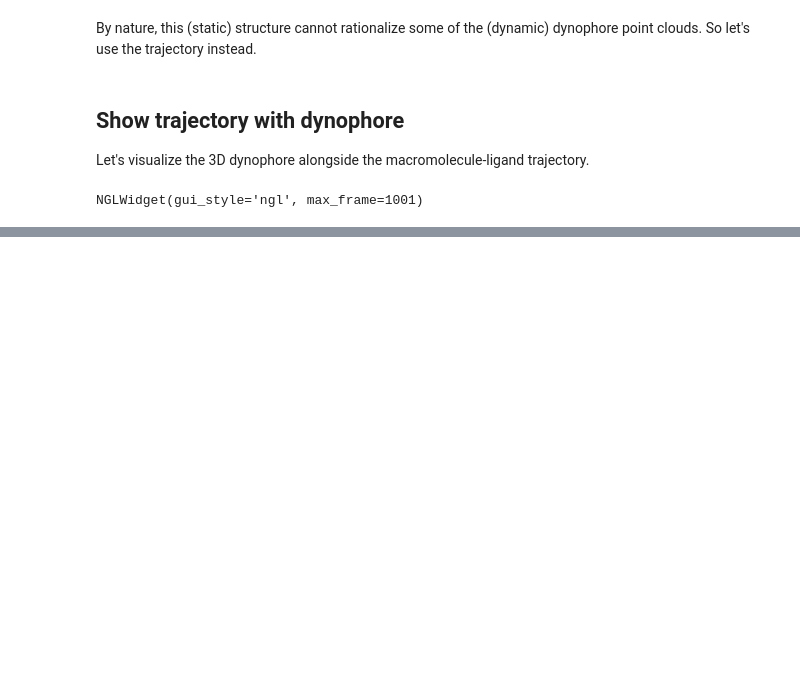
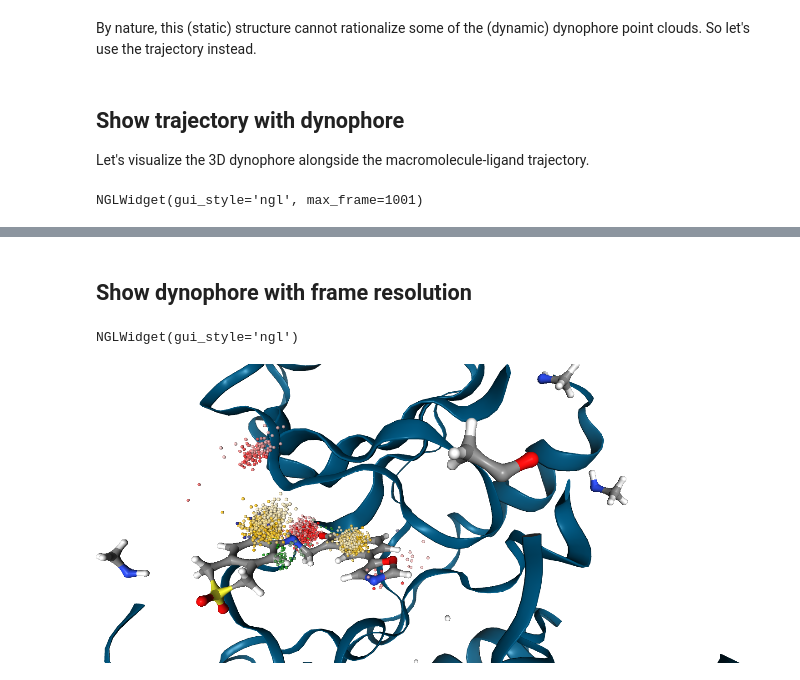
Before and after one commit to wolberlab/dynophores, a Jupyter notebook: docs/tutorials/explore_view3d.ipynb, the cells around one changed output, grey strips where cells are left out. Saved outputs shown, nothing was run; the diff lists cells and outputs as text; code cells hidden in the pictures; blank space fills up the shorter version.

Commit message:
Add frame-resolved cloud to 3D tutorial

```diff
--- a/docs/tutorials/explore_view3d.ipynb
+++ b/docs/tutorials/explore_view3d.ipynb
@@ -71,0 +72,7 @@ view._display_image()
+# %% [markdown]
+## Show dynophore with frame resolution
+# %%
+view = view3d.show(dynophore, pdb_path, visualization_type="spheres", cloud_by_frame=True)
+view.display(gui=True, style="ngl")
+# %% [output]
+NGLWidget(gui_style='ngl')
@@ -71,0 +81,4 @@ view._display_image()
+# %%
+view._display_image()
+# %% [output]
+[figure, added]
```
Also changed, not shown: parts of 4 cells of this notebook.
